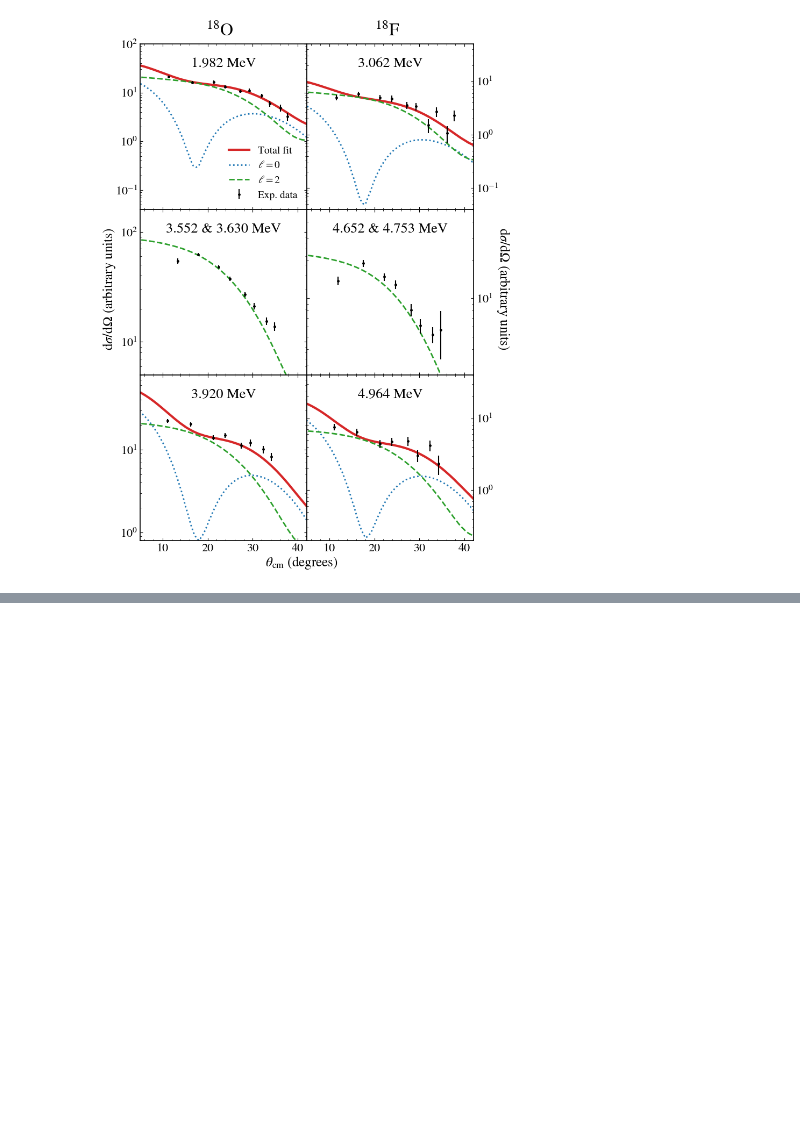
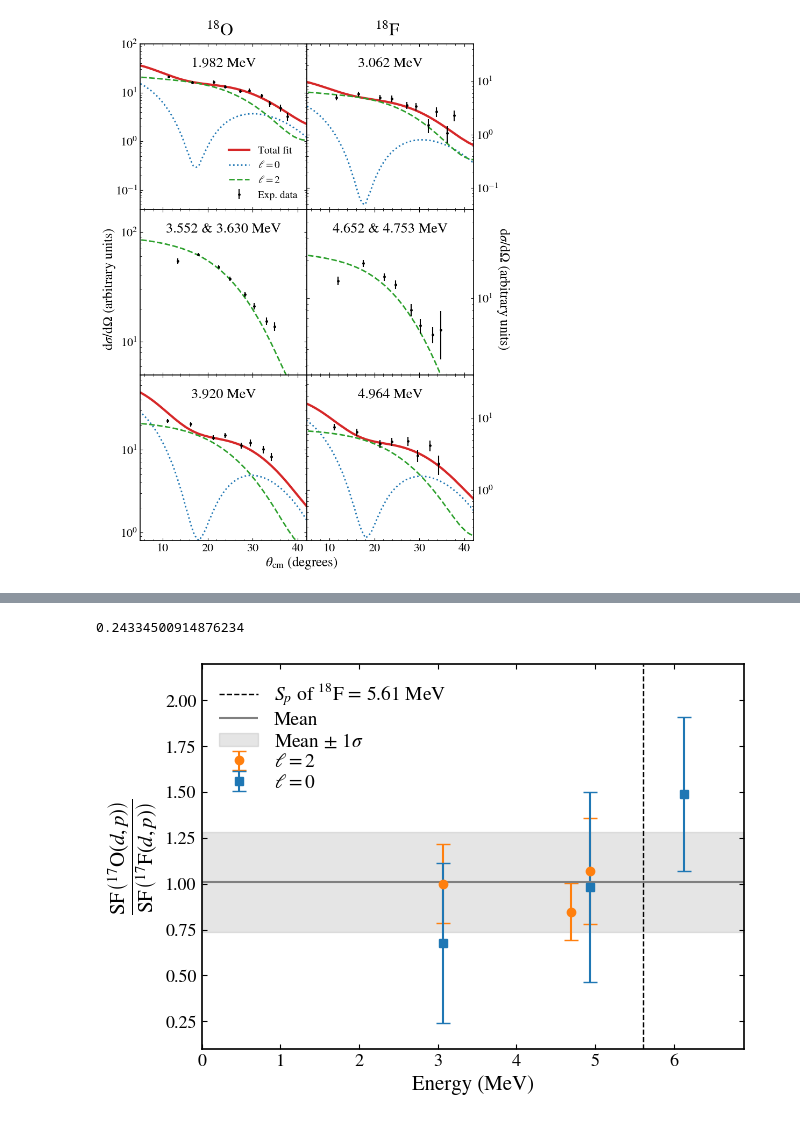
Before and after one commit to annakawecka/digios, a Jupyter notebook: analysis/final_working/plotting_2x3_IAS.ipynb, the cells around one changed output, grey strips where cells are left out. Saved outputs shown, nothing was run; the diff lists cells and outputs as text; code cells hidden in the pictures; blank space fills up the shorter version.

```diff
--- a/analysis/final_working/plotting_2x3_IAS.ipynb
+++ b/analysis/final_working/plotting_2x3_IAS.ipynb
@@ -434,0 +560,56 @@ plt.show()
+# %%
+fig, ax = plt.subplots(figsize=(7, 5))
+
+mean_s = np.mean(np.concatenate([ratio_ratio_s, ratio_ratio_d]))
+rms_s = np.std(np.concatenate([ratio_ratio_s, ratio_ratio_d]), ddof=1)
+
+x = ratio_ratio_s[-1]
+sigma = unc_ratio_s[-1]
+
+z = (x - 1) / sigma
+
+p_value = 2 * (1 - norm.cdf(abs(z)))
+
+print(p_value)
+
+x_line = 5.6071
+
+x_last = energy_ratio_s[-1]
+y_last = ratio_ratio_s[-1]
+sigma_last = unc_ratio_s[-1]
+
+ax.errorbar(energy_ratio_d, ratio_ratio_d, yerr=unc_ratio_d, fmt='o', label=r"$\ell = 2$", capsize=5, color="#ff7f0e")
+ax.errorbar(energy_ratio_s, ratio_ratio_s, yerr=unc_ratio_s, fmt='s', label=r"$\ell = 0$", capsize=5, color='#1f77b4')
+
+vline = ax.vlines(x_line, ymin=0.1, ymax=2.2,
+          color='black', linestyle='--', linewidth=1, label=r'$S_p$ of $^{18}$F = 5.61 MeV')
+
+ax.set_xlabel('Energy (MeV)', fontsize=15)
+ax.set_ylabel( r"$\dfrac{\mathrm{SF} \; \!\left(^{17}\mathrm{O}(d,p)\right)}"
+    r"{\mathrm{SF} \; \!\left(^{17}\mathrm{F}(d,p)\right)}$", fontsize=15)
+
+#ax.set_title('Energy vs Ratio with Uncertainties', fontsize=18)
+ax.grid(False)
+
+ax.hlines(mean_s, xmin=0.0, xmax=6.9, colors='gray', linestyles='-', label=r'Mean')
+
+ax.fill_betweenx(y=[mean_s - rms_s, mean_s + rms_s], x1=0.0, x2=6.9, color='gray', alpha=0.2, label=r'Mean $\pm$ 1$\sigma$')
+
+ax.set_ylim((0.1, 2.2))
+ax.set_xlim((0.0, 6.9))
+
+#ax.annotate(f'p = {p_value:.2f}',
+#    xy=(x_last, y_last),
+#    xytext=(x_last + 0.16, y_last + 0.2),
+#    arrowprops=dict(arrowstyle='->'), fontsize=14
+#)
+
+ax.legend(frameon=False, fontsize=14, labelspacing=0.15)
+
+ax.tick_params(which='both', labelsize=13)
+
+fig.savefig("ratio_SF_0_2.pdf", dpi=600, bbox_inches="tight")
+plt.show()
+# %% [output]
+0.24334500914876234
+[figure, added]
```
Also changed, not shown: parts of 7 cells of this notebook, 13 other files.
